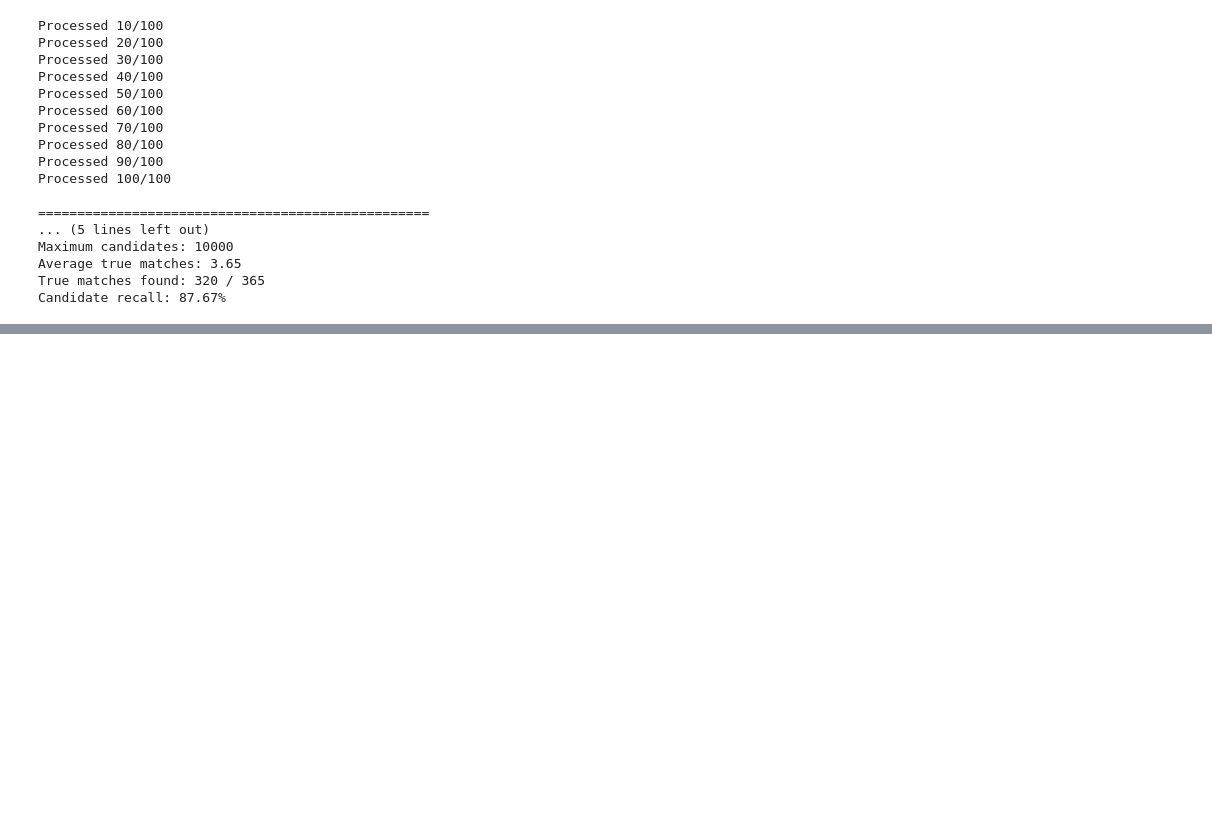
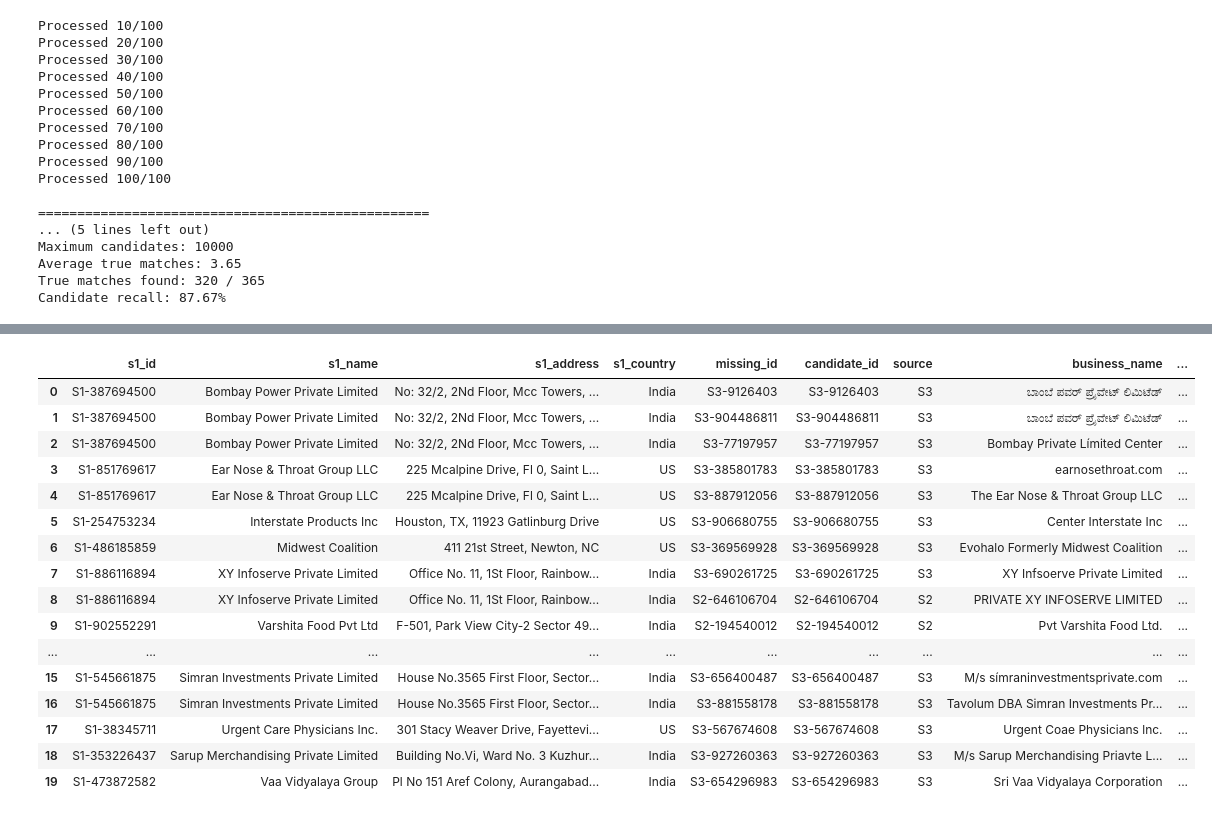
Before and after one commit to NidhiPatil22/business-entity-resolution, a Jupyter notebook: code/business_entity_resolution/src/memory_safe_pipeline.ipynb, the cells around one changed output, grey strips where cells are left out. Saved outputs shown, nothing was run; the diff lists cells and outputs as text; code cells hidden in the pictures; blank space fills up the shorter version.

Commit message:
Update memory safe entity resolution pipeline

```diff
--- a/code/business_entity_resolution/src/memory_safe_pipeline.ipynb
+++ b/code/business_entity_resolution/src/memory_safe_pipeline.ipynb
@@ -1295,0 +1642,62 @@ Candidate recall: 87.67%
+# %%
+# ============================================================
+# FIND ALL MISSED MATCHES
+# ============================================================
+
+missed_records = []
+
+TEST_SAMPLE_SIZE = 100
+MAX_CANDIDATES = 10_000
+
+test_subset = s1_eval.head(TEST_SAMPLE_SIZE).copy()
+
+for i, (_, row) in enumerate(test_subset.iterrows(), start=1):
+
+    candidates = get_candidates_for_s1(
+        row,
+        max_candidates=MAX_CANDIDATES
+    )
+
+    true_matches = set()
+
+    if row["matched_entity_ids"]:
+        true_matches = set(
+            str(row["matched_entity_ids"]).split(",")
+        )
+
+    missed = true_matches - candidates
+
+    for missing_id in missed:
+
+        evidence = get_block_evidence(
+            row,
+            missing_id
+        )
+
+        if evidence is None:
+            continue
+
+        record = {
+            "s1_id": row["entity_id"],
+            "s1_name": row["business_name"],
+            "s1_address": row["business_address"],
+            "s1_country": row["country"],
+            "missing_id": missing_id,
+            **evidence
+        }
+
+        missed_records.append(record)
+
+    if i % 10 == 0:
+        print(f"Analyzed {i}/{TEST_SAMPLE_SIZE}")
+
+missed_df = pd.DataFrame(missed_records)
+
+print("\n" + "=" * 70)
+print("MISSED MATCH ANALYSIS")
+print("=" * 70)
+
+print("Total missed matches:", len(missed_df))
+
+missed_df.head(20)
+# %% [output]
@@ -1295,0 +1719,17 @@ Candidate recall: 87.67%
+|  | s1_id | s1_name | s1_address | s1_country | missing_id | candidate_id | source | business_name | ... |
+| 0 | S1-387694500 | Bombay Power Private Limited | No: 32/2, 2Nd Floor, Mcc Towers, ... | India | S3-9126403 | S3-9126403 | S3 | ಬಾಂಬೆ ಪವರ್ ಪ್ರೈವೇಟ್ ಲಿಮಿಟೆಡ್ | ... |
+| 1 | S1-387694500 | Bombay Power Private Limited | No: 32/2, 2Nd Floor, Mcc Towers, ... | India | S3-904486811 | S3-904486811 | S3 | ಬಾಂಬೆ ಪವರ್ ಪ್ರೈವೇಟ್ ಲಿಮಿಟೆಡ್ | ... |
+| 2 | S1-387694500 | Bombay Power Private Limited | No: 32/2, 2Nd Floor, Mcc Towers, ... | India | S3-77197957 | S3-77197957 | S3 | Bombay Private Límited Center | ... |
+| 3 | S1-851769617 | Ear Nose & Throat Group LLC | 225 Mcalpine Drive, Fl 0, Saint L... | US | S3-385801783 | S3-385801783 | S3 | earnosethroat.com | ... |
+| 4 | S1-851769617 | Ear Nose & Throat Group LLC | 225 Mcalpine Drive, Fl 0, Saint L... | US | S3-887912056 | S3-887912056 | S3 | The Ear Nose & Throat Group LLC | ... |
+| 5 | S1-254753234 | Interstate Products Inc | Houston, TX, 11923 Gatlinburg Drive | US | S3-906680755 | S3-906680755 | S3 | Center Interstate Inc | ... |
+| 6 | S1-486185859 | Midwest Coalition | 411 21st Street, Newton, NC | US | S3-369569928 | S3-369569928 | S3 | Evohalo Formerly Midwest Coalition | ... |
+| 7 | S1-886116894 | XY Infoserve Private Limited | Office No. 11, 1St Floor, Rainbow... | India | S3-690261725 | S3-690261725 | S3 | XY Infsoerve Private Limited | ... |
+| 8 | S1-886116894 | XY Infoserve Private Limited | Office No. 11, 1St Floor, Rainbow... | India | S2-646106704 | S2-646106704 | S2 | PRIVATE XY INFOSERVE LIMITED | ... |
+| 9 | S1-902552291 | Varshita Food Pvt Ltd | F-501, Park View City-2 Sector 49... | India | S2-194540012 | S2-194540012 | S2 | Pvt Varshita Food Ltd. | ... |
+| ... | ... | ... | ... | ... | ... | ... | ... | ... | ... |
+| 15 | S1-545661875 | Simran Investments Private Limited | House No.3565 First Floor, Sector... | India | S3-656400487 | S3-656400487 | S3 | M/s símraninvestmentsprivate.com | ... |
+| 16 | S1-545661875 | Simran Investments Private Limited | House No.3565 First Floor, Sector... | India | S3-881558178 | S3-881558178 | S3 | Tavolum DBA Simran Investments Pr... | ... |
+| 17 | S1-38345711 | Urgent Care Physicians Inc. | 301 Stacy Weaver Drive, Fayettevi... | US | S3-567674608 | S3-567674608 | S3 | Urgent Coae Physicians lnc. | ... |
+| 18 | S1-353226437 | Sarup Merchandising Private Limited | Building No.Vi, Ward No. 3 Kuzhur... | India | S3-927260363 | S3-927260363 | S3 | M/s Sarup Merchandising Priavte L... | ... |
+| 19 | S1-473872582 | Vaa Vidyalaya Group | Pl No 151 Aref Colony, Aurangabad... | India | S3-654296983 | S3-654296983 | S3 | Sri Vaa Vidyalaya Corporation | ... |
```
Also changed, not shown: parts of 7 cells of this notebook.
